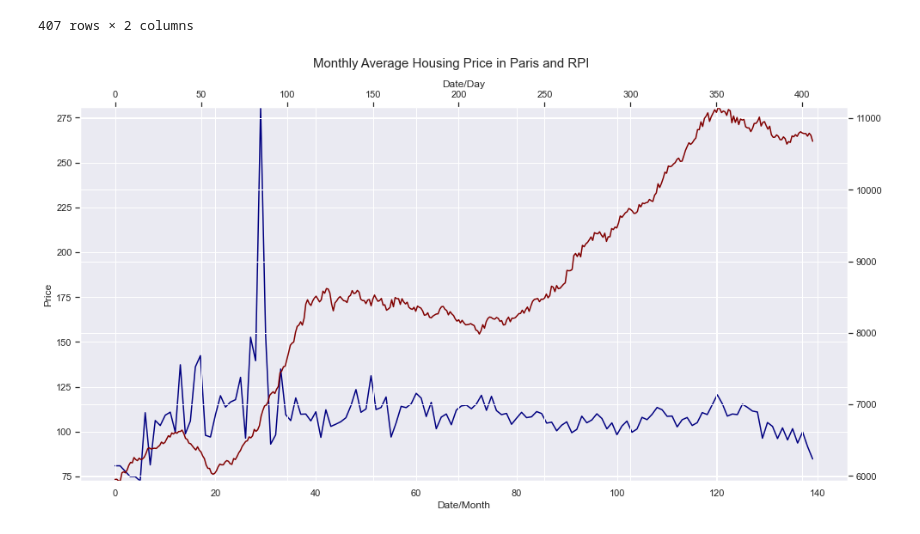
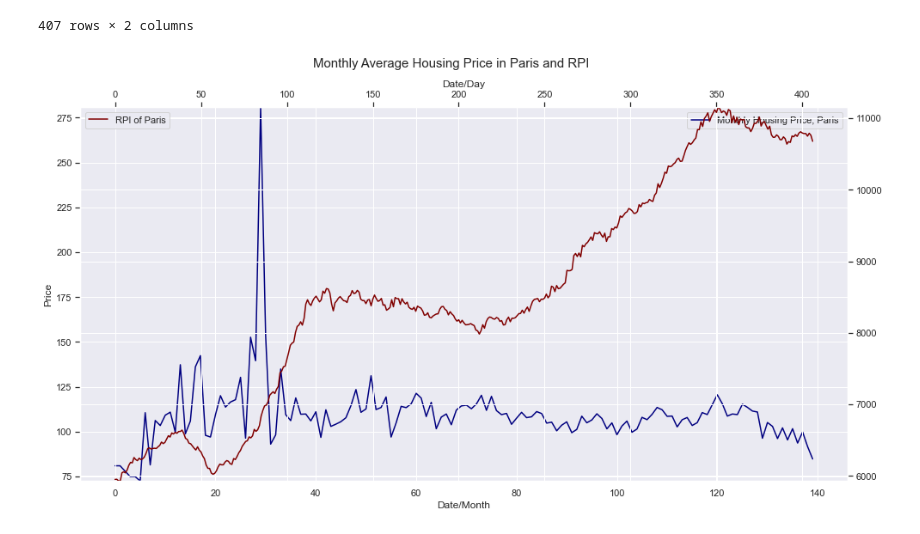
Before and after one commit to lyk-hlfcdboi/Data-Analysis, a Jupyter notebook: Airbnb Listings.ipynb, the cells around one changed output. Cells and saved outputs as stored; diff of their text form; code cells hidden in the pictures.

```diff
--- a/Airbnb Listings.ipynb
+++ b/Airbnb Listings.ipynb
@@ -472,11 +470,14 @@ df['Label'] = np.nan;
 # %%
-for i in range(len(df)):
-    if df['price'].iloc[i] < q1:
-        df['Label'].iloc[i] = 'Economical'
-    elif q1 <= df['price'].iloc[i] < q3:
-        df['Label'].iloc[i] = 'Comfortable'
-    elif q3 <= df['price'].iloc[i] < q3 + 1.5 * (q3 - q1):
-        df['Label'].iloc[i] = 'Premium'
-    else:  df['Label'].iloc[i] = 'Luxury'
+df['Label'] = np.nan
+temp_p = df['price'].values
+temp_lab = []
+for i in range(len(temp_p)):
+    if temp_p[i] < q1:
+        temp_lab.append('Economical')
+    elif q1 <= temp_p[i] < q3:
+        temp_lab.append('Comfortable')
+    elif q3 <= temp_p[i] < q3 + 1.5 * (q3 - q1):
+        temp_lab.append('Premium')
+    else:  temp_lab.append('Luxury')
 
-df['Label']
+df['Label'] = temp_lab
@@ -799,21 +908,25 @@ RPI_Paris
 # %%
 t1 = np.arange(0, len(p_n_Paris)); y1 = p_n_Paris['Avg_Price']
 fig, axes = plt.subplots()
 axes.plot(t1, y1, c = 'navy')
 axes.set_xlabel('Date/Month', fontsize=12)
 axes.set_ylabel('Price', fontsize=12)
 axes.set_ylim(min(y1), max(y1))
+axes.legend(['Monthly Housing Price, Paris'])
 
 twin_axes = axes.twinx().twiny()
+
 t2 = np.arange(0, len(RPI_Paris))
 y2 = RPI_Paris['PARISSQM'][:: -1]
 twin_axes.plot(t2, y2, c = 'maroon')
 twin_axes.set_ylim(min(y2), max(y2))
 twin_axes.set_xlabel('Date/Day',fontsize=12)
 twin_axes.set_ylabel('Residential Property Index, Paris', fontsize=12)
 
+twin_axes.legend(['RPI of Paris'])
+
 fig.suptitle('Monthly Average Housing Price in Paris and RPI', fontsize=15)
 #fig.set_size_inches(10, 8)
 plt.show()
 # %% [output]
-[figure, old version]
+[figure, new version]
```
Also changed, not shown: parts of 20 cells of this notebook.
